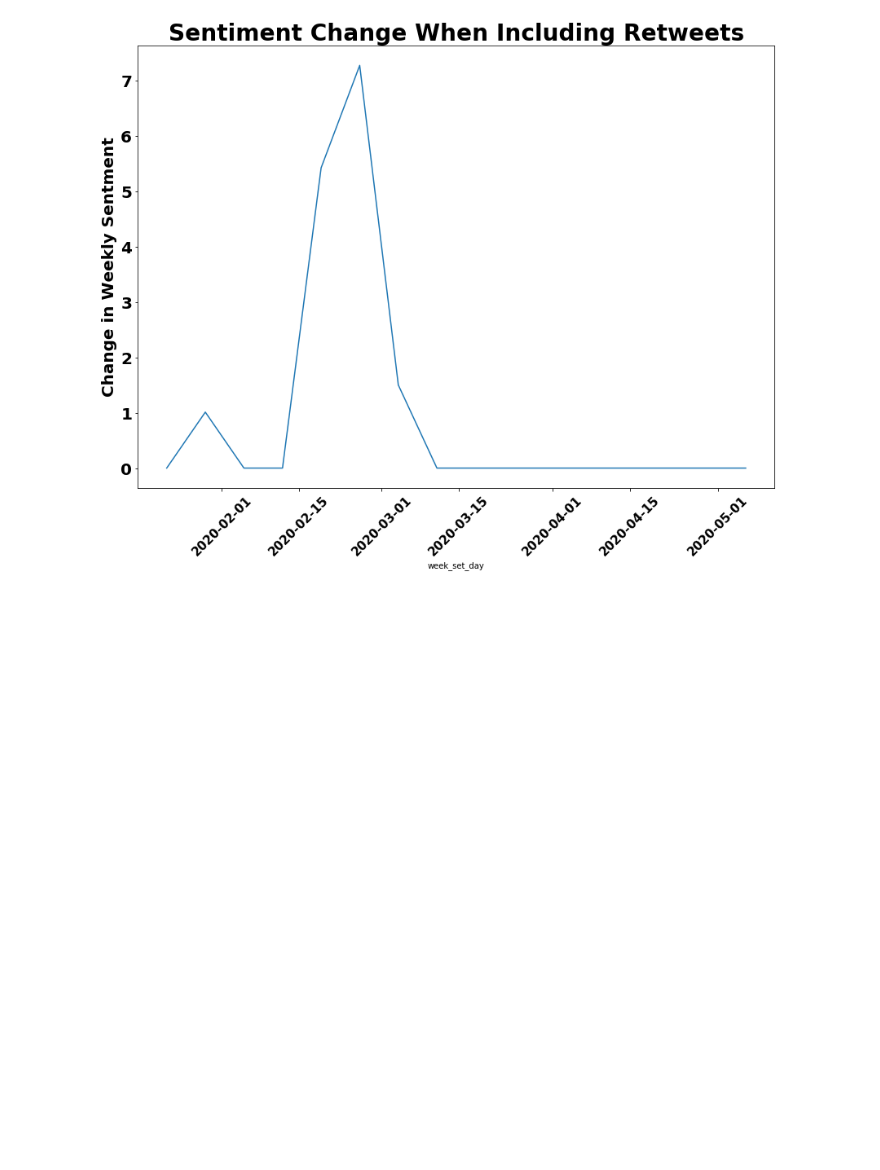
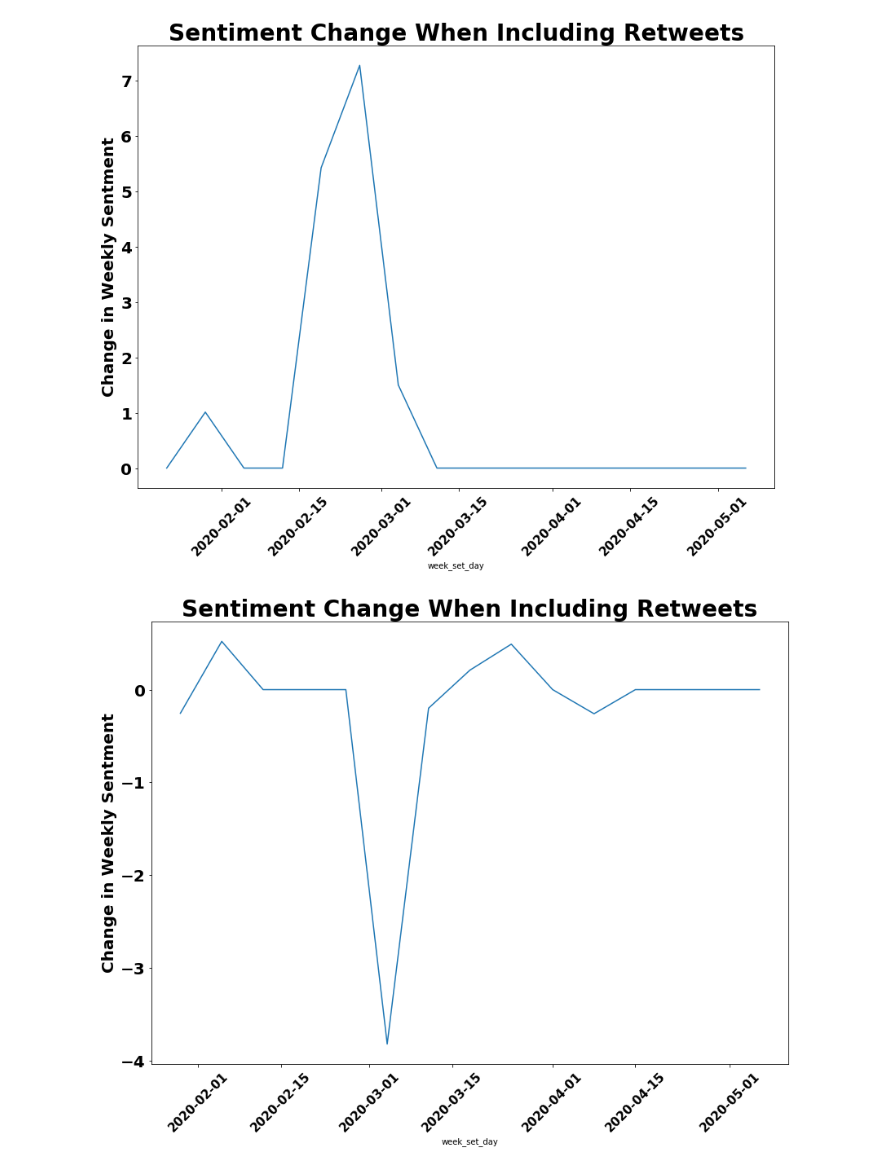
Before and after one commit to cravenre/Twitter_sentiment_in_pandemic, a Jupyter notebook: sentiment_analysis.ipynb, the cells around one changed output. Cells and saved outputs as stored; diff of their text form; code cells hidden in the pictures; blank space fills up the shorter version.

```diff
--- a/sentiment_analysis.ipynb
+++ b/sentiment_analysis.ipynb
@@ -324,3 +294,7 @@ def entity_sent_comparer(ent):
 entity_sent_comparer('nyc')
 # %% [output]
 [figure]
+# %%
+entity_sent_comparer('trump')
+# %% [output]
+[figure, added]
```
Also changed, not shown: parts of 15 cells of this notebook, 2 other files.
